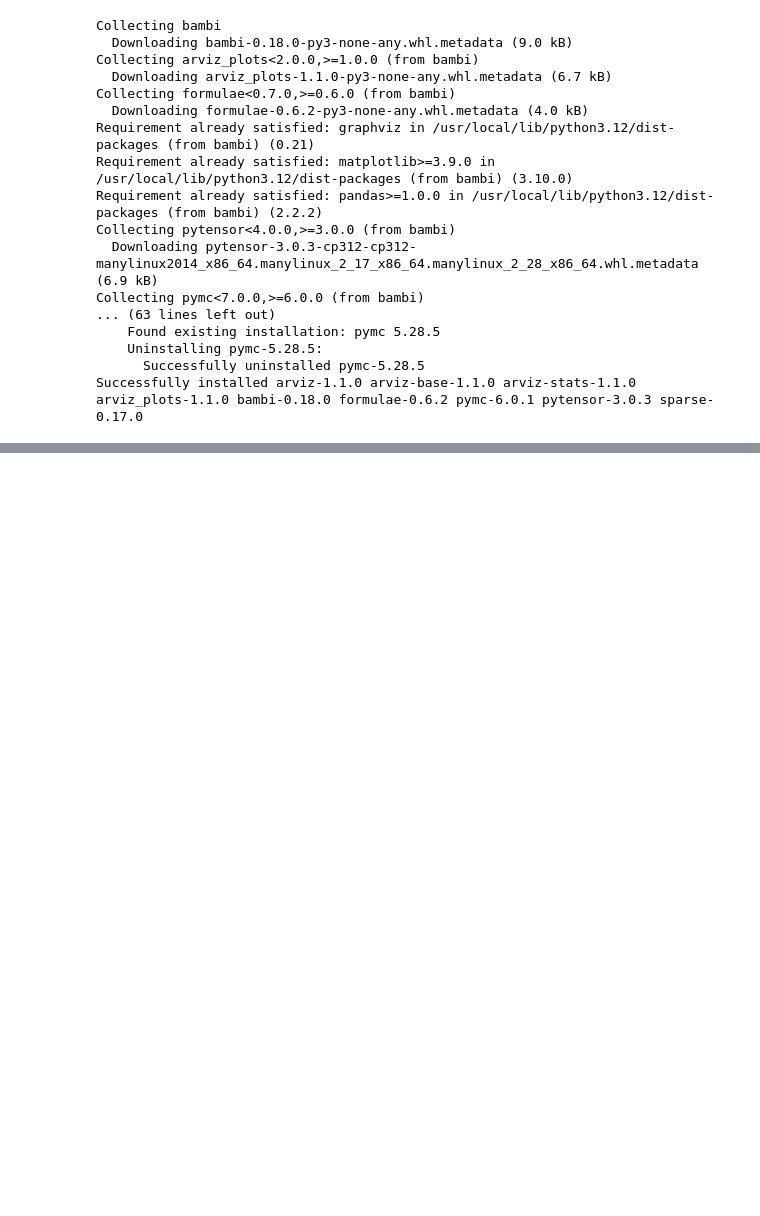
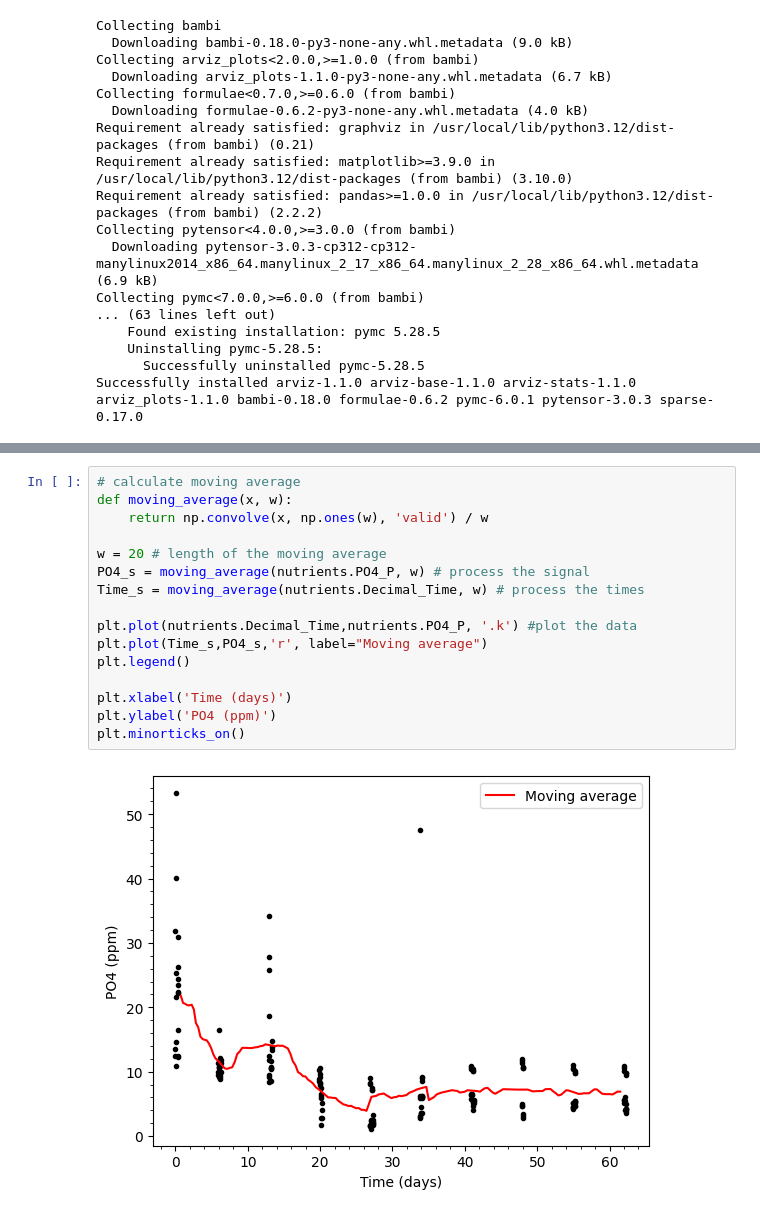
Before and after one commit to georginadd/EMSC2010_major_project, a Jupyter notebook: EMSC2010_Major_Assignment_u7925896.ipynb, the cells around one changed output, grey strips where cells are left out. Cells and saved outputs as stored; diff of their text form; blank space fills up the shorter version.

```diff
--- a/EMSC2010_Major_Assignment_u7925896.ipynb
+++ b/EMSC2010_Major_Assignment_u7925896.ipynb
@@ -140,0 +89,18 @@ dtype: int64
+# %%
+# calculate moving average
+def moving_average(x, w):
+    return np.convolve(x, np.ones(w), 'valid') / w
+
+w = 20 # length of the moving average
+PO4_s = moving_average(nutrients.PO4_P, w) # process the signal
+Time_s = moving_average(nutrients.Decimal_Time, w) # process the times
+
+plt.plot(nutrients.Decimal_Time,nutrients.PO4_P, '.k') #plot the data
+plt.plot(Time_s,PO4_s,'r', label="Moving average")
+plt.legend()
+
+plt.xlabel('Time (days)')
+plt.ylabel('PO4 (ppm)')
+plt.minorticks_on()
+# %% [output]
+[figure, added]
```
Also changed, not shown: parts of 34 cells of this notebook.
